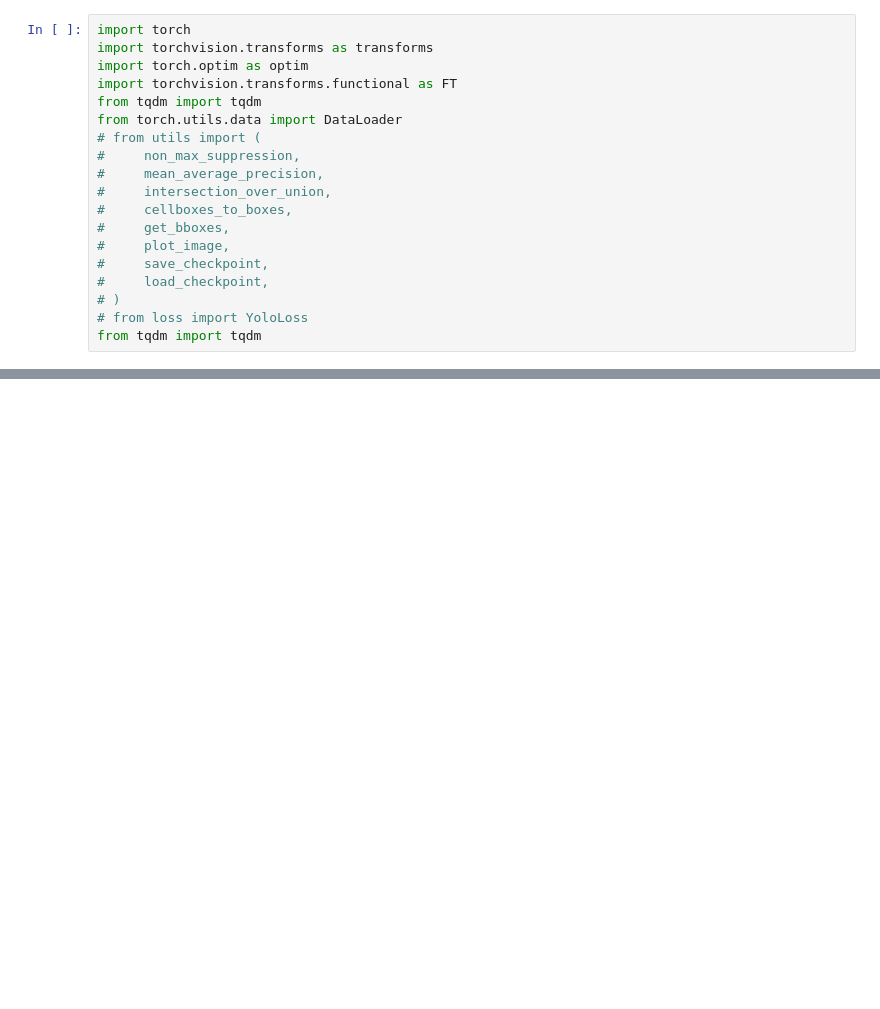
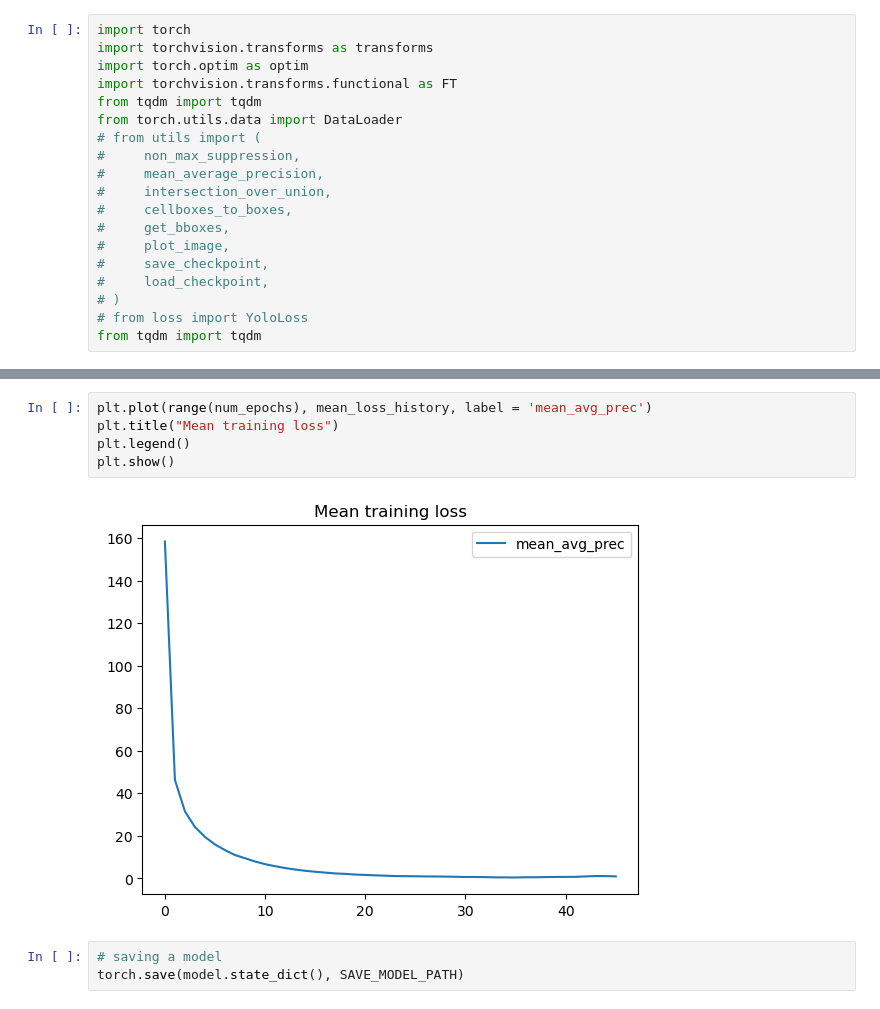
Before and after one commit to andricmitrovic/YOLO-object-detection, a Jupyter notebook: train/train.ipynb, the cells around one changed output, grey strips where cells are left out. Drawn from its saved outputs; the diff is of its cells as text; blank space fills up the shorter version.

```diff
--- a/train/train.ipynb
+++ b/train/train.ipynb
@@ -189,0 +179,10 @@ Train mAP: 0.9565093517303467
+# %%
+plt.plot(range(num_epochs), mean_loss_history, label = 'mean_avg_prec')
+plt.title("Mean training loss")
+plt.legend()
+plt.show()
+# %% [output]
+[figure, added]
+# %%
+# saving a model
+torch.save(model.state_dict(), SAVE_MODEL_PATH)
```
Also changed, not shown: parts of 12 cells of this notebook, 1 other file.
